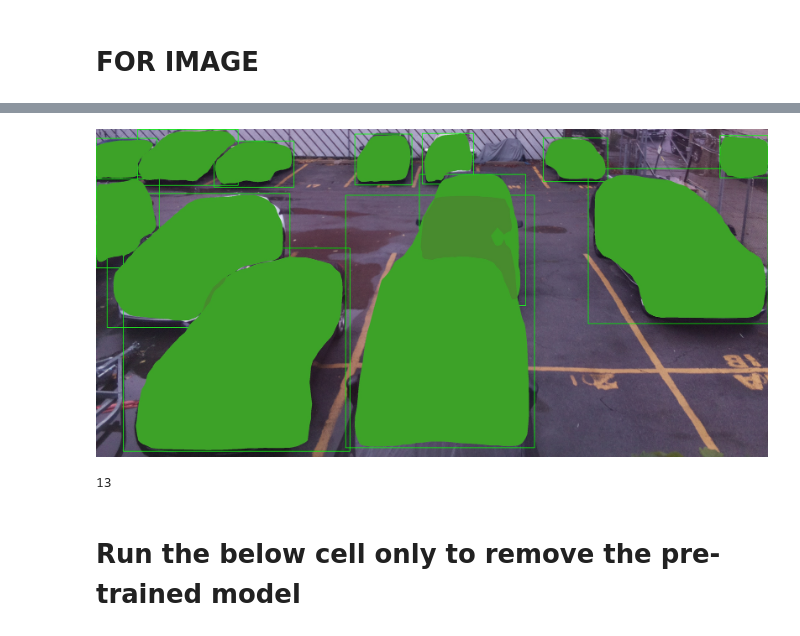
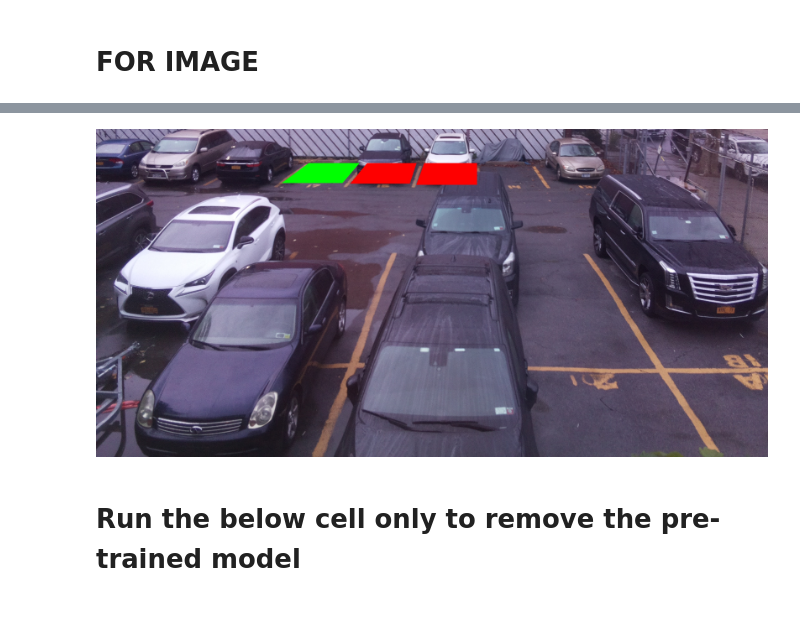
Before and after one commit to baivabpokhrel/CarDetector, a Jupyter notebook: car-detection-model.ipynb, the cells around one changed output, grey strips where cells are left out. Drawn from its saved outputs; the diff is of its cells as text; code cells hidden in the pictures.

Commit message:
spot detection implemented

```diff
--- a/car-detection-model.ipynb
+++ b/car-detection-model.ipynb
@@ -144,0 +138,12 @@ Car:  [  28 2785  217 3000]
+# %%
+
+gray_image = cv2.cvtColor(crop, cv2.COLOR_BGR2GRAY)
+# loop over of the detected object's bounding boxes and masks
+
+spotList=spots.spot_list
+spotMaskList=[]
+for i in spotList:
+    mask=get_mask_array_of_parking_spot(gray_image, i, 1) # 255 shows up as white on image
+    spotMaskList.append(mask)
+
+plt.imshow(crop)
@@ -145,38 +178,48 @@ Car:  [  28 2785  217 3000]
 # %%
-COLOR=[0.2,0.5,0.3]
-from mrcnn import visualize
-# loop over of the detected object's bounding boxes and masks
+fullSpots=[]
+emptySpots=[]
+maskList=[]
+index1=[]
 for i in range(0, r["rois"].shape[0]):
     # extract the class ID and mask for the current detection, then
     # grab the color to visualize the mask (in BGR format)
     classID = r["class_ids"][i]
     mask = r["masks"][:, :, i]
-    color=COLOR
-
-    # visualize the pixel-wise mask of the object
-    image = visualize.apply_mask(crop, mask,color, alpha=0.2)
+    maskList.append(mask)
+    for j in spotMaskList:
+        if has_car(mask,j):
+            fullSpots.append(j)
+            spotMaskList.remove(j)
+            break
+# %%
+emptySpots=spotMaskList
+# %%
+
+color1=[0,0,1]
+color2=[0,1,0]
+for i in fullSpots:
+    new_image = visualize.apply_mask(crop, i,color1, alpha=1)
+
+for i in emptySpots:
+    new_image = visualize.apply_mask(new_image, i,color2, alpha=1)
 # %%
 #image = cv2.cvtColor(image, cv2.COLOR_RGB2BGR)
 
 # # loop over the predicted scores and class labels
 # for i in range(0, len(r["scores"])):
 #     # extract the bounding box information, class ID, label, predicted
 #     # probability, and visualization color
 #     (startY, startX, endY, endX) = r["rois"][i]
 #     classID = r["class_ids"][i]
 #     label = 'car'
 #     score = r["scores"][i]
 #     color = COLOR
 
 #     # draw the bounding box, class label, and score of the object
 #     cv2.putText(image, cv2.FONT_HERSHEY_SIMPLEX,0.6, color, 2)
 
-cv2.imwrite('car_output_w_mask.jpg', image)
+cv2.imwrite('car_output_w_mask.jpg', new_image)
 cv2.destroyAllWindows()
 Image('car_output_w_mask.jpg')
 # %% [output]
-[figure, old version]
+[figure, new version]
-# %%
-len(r['class_ids'])
-# %% [output]
-13
```
Also changed, not shown: parts of 5 cells of this notebook, 2 other files.
